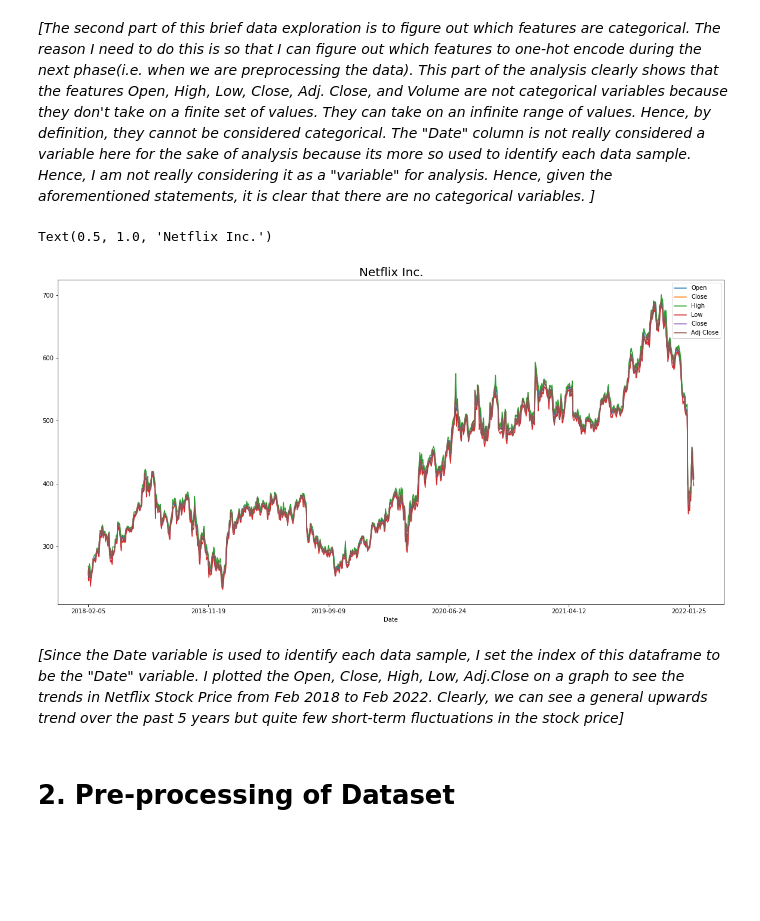
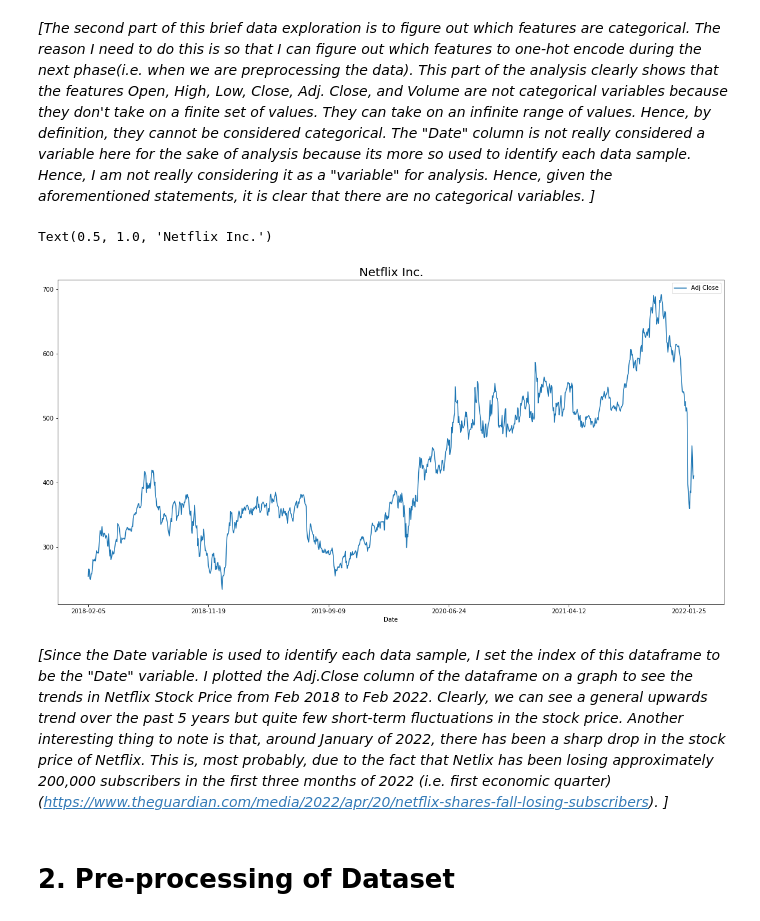
Before and after one commit to Ravi-Raghavan/ECE_443_Term_Project, a Jupyter notebook: NetflixStockPrices.ipynb, the cells around one changed output. Cells and saved outputs as stored; diff of their text form; code cells hidden in the pictures; blank space fills up the shorter version.

```diff
--- a/NetflixStockPrices.ipynb
+++ b/NetflixStockPrices.ipynb
@@ -81,13 +81,13 @@ The column Date can not be represented as a histogram
 _[The second part of this brief data exploration is to figure out which features are categorical. The reason I need to do this is so that I can figure out which features to one-hot encode during the next phase(i.e. when we are preprocessing the data). This part of the analysis clearly shows that the features Open, High, Low, Close, Adj. Close, and Volume are not categorical variables because they don't take on a finite set of values. They can take on an infinite range of values. Hence, by definition, they cannot be considered categorical. The "Date" column is not really considered a variable here for the sake of analysis because its more so used to identify each data sample. Hence, I am not really considering it as a "variable" for analysis. Hence, given the aforementioned statements, it is clear that there are no categorical variables. ]_
 # %%
 netflix_stock_prices.set_index("Date", inplace = True) #set date as the index
-netflix_stock_prices[['Open', 'Close', 'High','Low','Close','Adj Close']].plot(figsize= (20, 10)) #Plot Stock Values for Netflix Over period from Feb 2018 to Feb 2022
+netflix_stock_prices[['Adj Close']].plot(figsize= (20, 10)) #Plot Stock Values for Netflix Over period from Feb 2018 to Feb 2022
 plt.title("Netflix Inc.", fontsize = 20) #Title the Plot Netflix Inc.
 # %% [output]
 Text(0.5, 1.0, 'Netflix Inc.')
-[figure, old version]
+[figure, new version]
 # %% [markdown]
-_[Since the Date variable is used to identify each data sample, I set the index of this dataframe to be the "Date" variable. I plotted the Open, Close, High, Low, Adj.Close on a graph to see the trends in Netflix Stock Price from Feb 2018 to Feb 2022. Clearly, we can see a general upwards trend over the past 5 years but quite few short-term fluctuations in the stock price]_
+_[Since the Date variable is used to identify each data sample, I set the index of this dataframe to be the "Date" variable. I plotted the Adj.Close column of the dataframe on a graph to see the trends in Netflix Stock Price from Feb 2018 to Feb 2022. Clearly, we can see a general upwards trend over the past 5 years but quite few short-term fluctuations in the stock price. Another interesting thing to note is that, around January of 2022, there has been a sharp drop in the stock price of Netflix. This is, most probably, due to the fact that Netlix has been losing approximately 200,000 subscribers in the first three months of 2022 (i.e. first economic quarter)(https://www.theguardian.com/media/2022/apr/20/netflix-shares-fall-losing-subscribers). ]_
 # %% [markdown]
 # **2. Pre-processing of Dataset**
 # %%
```
Also changed, not shown: parts of 4 cells of this notebook.
